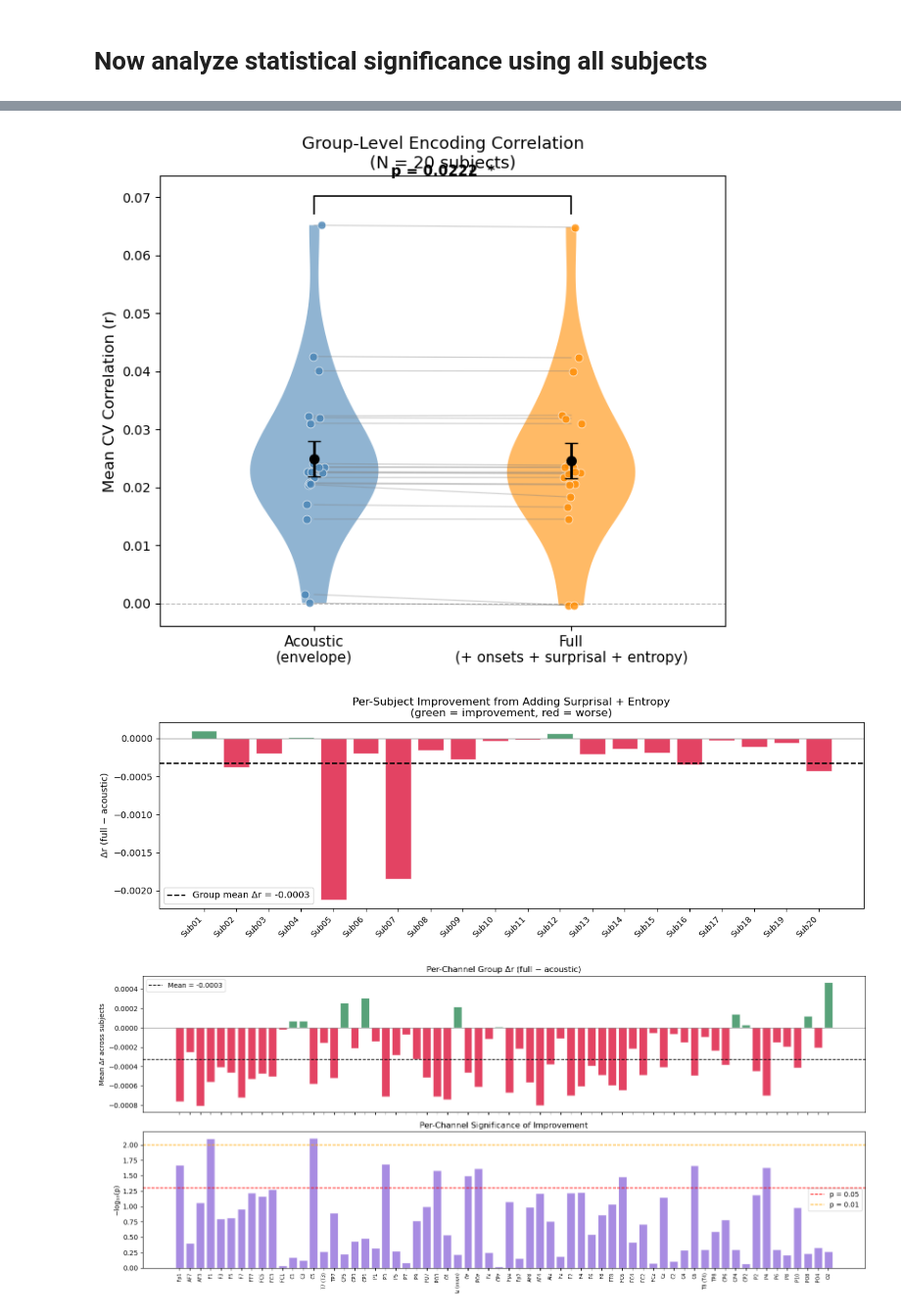
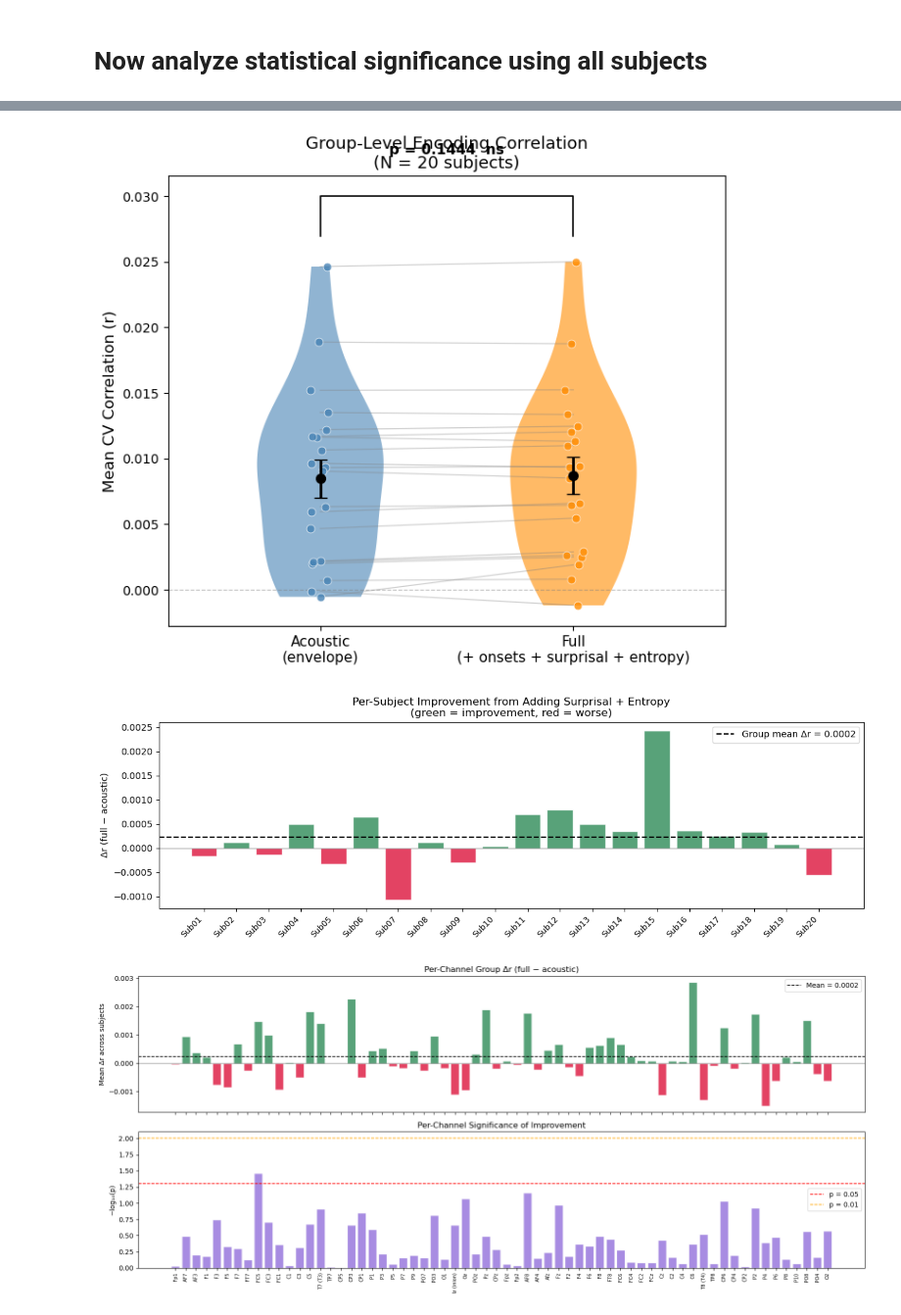
Before and after one commit to pereiraa10/musical-surprisal, a Jupyter notebook: TRF/avg_trf.ipynb, the cells around one changed output, grey strips where cells are left out. Shown at 98% size. Saved outputs shown, nothing was run; the diff lists cells and outputs as text; code cells hidden in the pictures.

```diff
--- a/TRF/avg_trf.ipynb
+++ b/TRF/avg_trf.ipynb
@@ -179,7 +179,7 @@ To decode the TRF signal, 4 features were evaluated and informed the TRF modelin
 # %% [markdown]
 ## Inspecting Data for One Subject
 # %%
-filename = f"pickles/Sub19_['envelope', 'onsets', 'surprisal', 'entropy']_all_data.pkl"
+filename = f"audio-brain-decoding/sub19_theta"
 data = eelbrain.load.unpickle(filename)
 df = pd.DataFrame(data)
 df
@@ -484,7 +484,7 @@ r_onsets_values = {f'sub{i}': [] for i in range(1, 21)}
 # Load all files
 
 for sub in range(1, 21):
-   filename = f"pickles/Sub{sub}_['envelope', 'onsets', 'surprisal', 'entropy']_all_data.pkl"
+   filename = f"pickles/encoding_decoding/Sub{sub}_['envelope', 'onsets', 'surprisal', 'entropy']_all_data.pkl"
    data = eelbrain.load.unpickle(filename)
 
    # Extract r values from all trials
@@ -533,7 +533,7 @@ Text(0.5, 1.0, 'Envelope, Onset, Surprisal & Entropy')
 ## Analyze the results of one subject
 # %%
 # ── 1. Load data ──────────────────────────────────────────────────────────────
-filename = f"pickles/Sub19_['envelope', 'onsets', 'surprisal', 'entropy']_all_data.pkl"
+filename = f"pickles/encoding_decoding/Sub19_['envelope', 'onsets', 'surprisal', 'entropy']_all_data.pkl"
 all_data = eelbrain.load.unpickle(filename)
 
 trf    = all_data['trf']
@@ -664,8 +664,8 @@ import numpy as np
 import matplotlib.pyplot as plt
 
 # ── 1. Load both pickle files ─────────────────────────────────────────────────
-data_acoustic = eelbrain.load.unpickle("pickles/Sub19_['envelope']_all_data.pkl")
-data_full     = eelbrain.load.unpickle("pickles/Sub19_['envelope', 'onsets', 'surprisal', 'entropy']_all_data.pkl")
+data_acoustic = eelbrain.load.unpickle("pickles/encoding_decoding/Sub19_['envelope', 'onsets']_all_data.pkl")
+data_full     = eelbrain.load.unpickle("pickles/encoding_decoding/Sub19_['envelope', 'onsets', 'surprisal', 'entropy']_all_data.pkl")
 
 trf_cv_acoustic = data_acoustic['trf_cv']
 trf_cv_full     = data_full['trf_cv']
@@ -849,8 +849,8 @@ r_full_all     = []
 
 for sub in range(1, n_subjects + 1):
     try:
-        data_acoustic = eelbrain.load.unpickle(f"pickles/Sub{sub}_['envelope']_all_data.pkl")
-        data_full     = eelbrain.load.unpickle(f"pickles/Sub{sub}_['envelope', 'onsets', 'surprisal', 'entropy']_all_data.pkl")
+        data_acoustic = eelbrain.load.unpickle(f"pickles/encoding_decoding/Sub{sub}_['envelope', 'onsets']_all_data.pkl")
+        data_full     = eelbrain.load.unpickle(f"pickles/encoding_decoding/Sub{sub}_['envelope', 'onsets', 'surprisal', 'entropy']_all_data.pkl")
 
         r_acoustic_all.append(data_acoustic['trf_cv'].r.get_data('sensor'))
         r_full_all.append(data_full['trf_cv'].r.get_data('sensor'))
@@ -930,7 +930,7 @@ ax.set_title(f'Group-Level Encoding Correlation\n(N = {n_subjects} subjects)', f
 ax.axhline(0, color='gray', linewidth=0.8, linestyle='--', alpha=0.5)
 ax.set_xlim(0.4, 2.6)
 plt.tight_layout()
-plt.savefig('group_violin.png', dpi=150)
+# plt.savefig('group_violin.png', dpi=150)
 plt.show()
 
 # ── 5. Figure 2 – Per-subject Δr bar chart ───────────────────────────────────
@@ -948,7 +948,7 @@ ax.set_ylabel('Δr (full − acoustic)')
 ax.set_title('Per-Subject Improvement from Adding Surprisal + Entropy\n(green = improvement, red = worse)')
 ax.legend()
 plt.tight_layout()
-plt.savefig('group_delta_r_per_subject.png', dpi=150)
+# plt.savefig('group_delta_r_per_subject.png', dpi=150)
 plt.show()
 
 # ── 6. Figure 3 – Per-channel group Δr with significance ─────────────────────
@@ -979,7 +979,7 @@ axes[1].set_xticklabels(channel_names, rotation=90, fontsize=7)
 axes[1].legend()
 
 plt.tight_layout()
-plt.savefig('group_per_channel.png', dpi=150)
+# plt.savefig('group_per_channel.png', dpi=150)
 plt.show()
 # %% [output]
   Sub01 loaded
@@ -1002,3 +1002,3 @@ Group-level paired t-test (mean r across channels):
-[figure, old version]
+[figure, new version]
-[figure, old version]
+[figure, new version]
-[figure, old version]
+[figure, new version]
```
Also changed, not shown: parts of 10 cells of this notebook, 3 other files.
